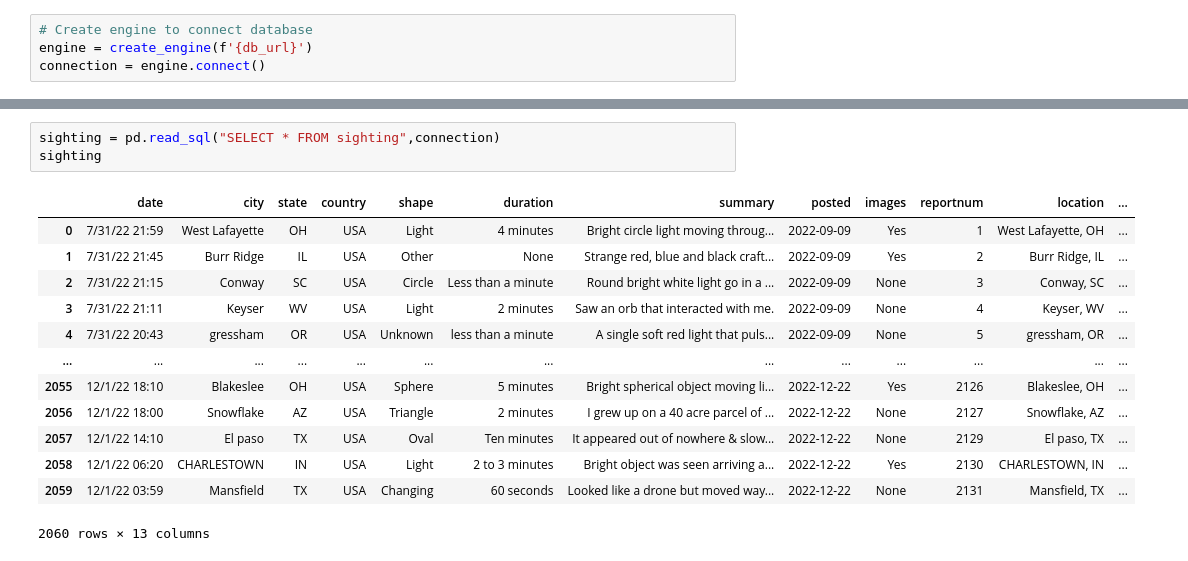
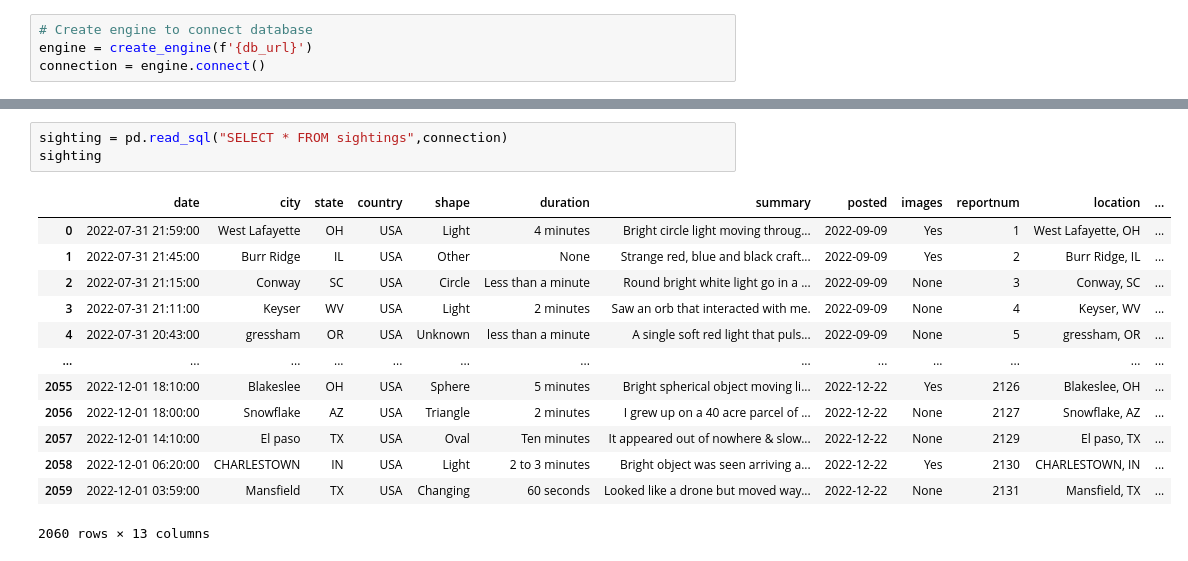
Before and after one commit to scheaton/Group-Project-3, a Jupyter notebook: UFO_sightings_to_SQL.ipynb, the cells around one changed output, grey strips where cells are left out. Saved outputs shown, nothing was run; the diff lists cells and outputs as text.

```diff
--- a/UFO_sightings_to_SQL.ipynb
+++ b/UFO_sightings_to_SQL.ipynb
@@ -16,17 +16,17 @@ inspector.get_table_names()
 # %%
-sighting = pd.read_sql("SELECT * FROM sighting",connection)
+sighting = pd.read_sql("SELECT * FROM sightings",connection)
 sighting
 # %% [output]
 |  | date | city | state | country | shape | duration | summary | posted | images | reportnum | location | ... |
-| 0 | 7/31/22 21:59 | West Lafayette | OH | USA | Light | 4 minutes | Bright circle light moving throug... | 2022-09-09 | Yes | 1 | West Lafayette, OH | ... |
-| 1 | 7/31/22 21:45 | Burr Ridge | IL | USA | Other | None | Strange red, blue and black craft... | 2022-09-09 | Yes | 2 | Burr Ridge, IL | ... |
-| 2 | 7/31/22 21:15 | Conway | SC | USA | Circle | Less than a minute | Round bright white light go in a ... | 2022-09-09 | None | 3 | Conway, SC | ... |
-| 3 | 7/31/22 21:11 | Keyser | WV | USA | Light | 2 minutes | Saw an orb that interacted with me. | 2022-09-09 | None | 4 | Keyser, WV | ... |
-| 4 | 7/31/22 20:43 | gressham | OR | USA | Unknown | less than a minute | A single soft red light that puls... | 2022-09-09 | None | 5 | gressham, OR | ... |
+| 0 | 2022-07-31 21:59:00 | West Lafayette | OH | USA | Light | 4 minutes | Bright circle light moving throug... | 2022-09-09 | Yes | 1 | West Lafayette, OH | ... |
+| 1 | 2022-07-31 21:45:00 | Burr Ridge | IL | USA | Other | None | Strange red, blue and black craft... | 2022-09-09 | Yes | 2 | Burr Ridge, IL | ... |
+| 2 | 2022-07-31 21:15:00 | Conway | SC | USA | Circle | Less than a minute | Round bright white light go in a ... | 2022-09-09 | None | 3 | Conway, SC | ... |
+| 3 | 2022-07-31 21:11:00 | Keyser | WV | USA | Light | 2 minutes | Saw an orb that interacted with me. | 2022-09-09 | None | 4 | Keyser, WV | ... |
+| 4 | 2022-07-31 20:43:00 | gressham | OR | USA | Unknown | less than a minute | A single soft red light that puls... | 2022-09-09 | None | 5 | gressham, OR | ... |
 | ... | ... | ... | ... | ... | ... | ... | ... | ... | ... | ... | ... | ... |
-| 2055 | 12/1/22 18:10 | Blakeslee | OH | USA | Sphere | 5 minutes | Bright spherical object moving li... | 2022-12-22 | Yes | 2126 | Blakeslee, OH | ... |
-| 2056 | 12/1/22 18:00 | Snowflake | AZ | USA | Triangle | 2 minutes | I grew up on a 40 acre parcel of ... | 2022-12-22 | None | 2127 | Snowflake, AZ | ... |
-| 2057 | 12/1/22 14:10 | El paso | TX | USA | Oval | Ten minutes | It appeared out of nowhere & slow... | 2022-12-22 | None | 2129 | El paso, TX | ... |
-| 2058 | 12/1/22 06:20 | CHARLESTOWN | IN | USA | Light | 2 to 3 minutes | Bright object was seen arriving a... | 2022-12-22 | Yes | 2130 | CHARLESTOWN, IN | ... |
-| 2059 | 12/1/22 03:59 | Mansfield | TX | USA | Changing | 60 seconds | Looked like a drone but moved way... | 2022-12-22 | None | 2131 | Mansfield, TX | ... |
+| 2055 | 2022-12-01 18:10:00 | Blakeslee | OH | USA | Sphere | 5 minutes | Bright spherical object moving li... | 2022-12-22 | Yes | 2126 | Blakeslee, OH | ... |
+| 2056 | 2022-12-01 18:00:00 | Snowflake | AZ | USA | Triangle | 2 minutes | I grew up on a 40 acre parcel of ... | 2022-12-22 | None | 2127 | Snowflake, AZ | ... |
+| 2057 | 2022-12-01 14:10:00 | El paso | TX | USA | Oval | Ten minutes | It appeared out of nowhere & slow... | 2022-12-22 | None | 2129 | El paso, TX | ... |
+| 2058 | 2022-12-01 06:20:00 | CHARLESTOWN | IN | USA | Light | 2 to 3 minutes | Bright object was seen arriving a... | 2022-12-22 | Yes | 2130 | CHARLESTOWN, IN | ... |
+| 2059 | 2022-12-01 03:59:00 | Mansfield | TX | USA | Changing | 60 seconds | Looked like a drone but moved way... | 2022-12-22 | None | 2131 | Mansfield, TX | ... |
 2060 rows × 13 columns
```
Also changed, not shown: parts of 1 cell of this notebook, 3 other files.
